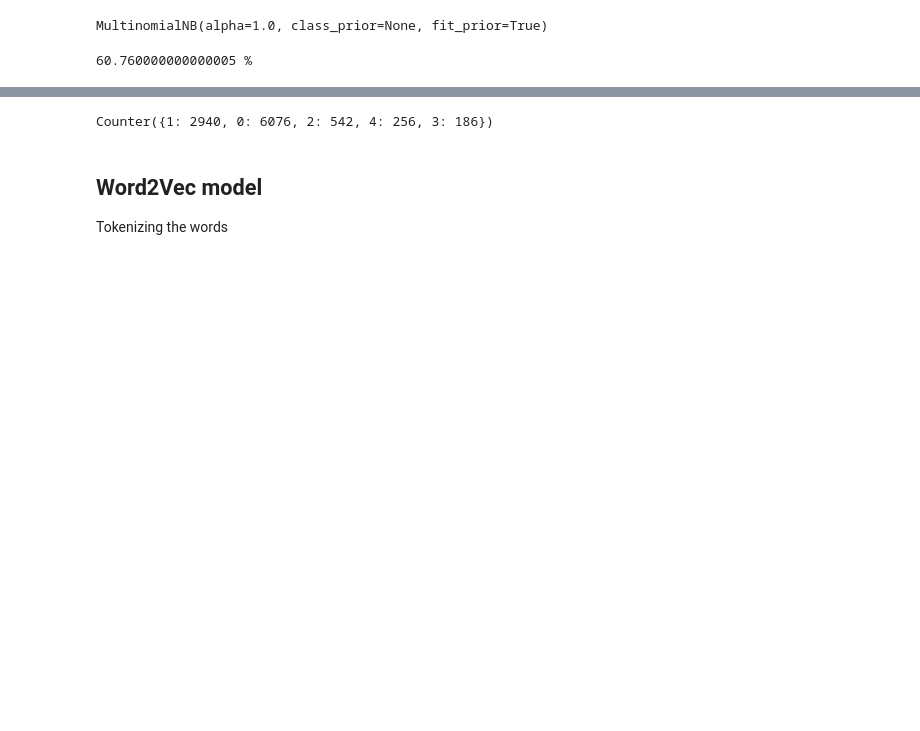
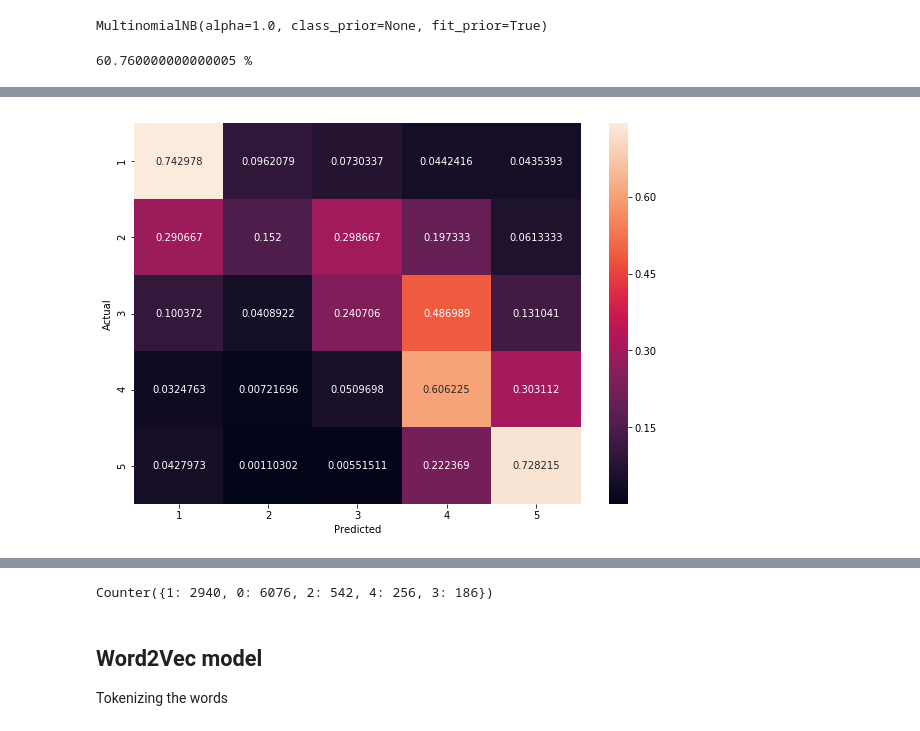
Before and after one commit to Giacky/NLPProject, a Jupyter notebook: Main.ipynb, the cells around one changed output, grey strips where cells are left out. Cells and saved outputs as stored; diff of their text form; code cells hidden in the pictures; blank space fills up the shorter version.

```diff
--- a/Main.ipynb
+++ b/Main.ipynb
@@ -138,3 +131,17 @@ testStars = df_test['stars'].values
+# %%
+def show_confusion_matrix_proportions(cm):
+    confusion_matrix_proportions = []
+    for n in range(cm.shape[0]):
+        confusion_matrix_proportions.append(cm[n,:]/df_test.groupby('stars').count().at[n+1, 'text'])
+
+    confusion_matrix_proportions = num.array(confusion_matrix_proportions)
+
+    df_cm = pd.DataFrame(confusion_matrix_proportions, index = [i for i in "12345"],
+                      columns = [i for i in "12345"])
+    plt.figure(figsize = (10,7))
+    sns.heatmap(df_cm, annot=True, fmt='g')
+    plt.ylabel('Actual')
+    plt.xlabel('Predicted')
 # %% [markdown]
 ## BOW model with Naïve Bayes Classifier
 # %%
@@ -186,0 +171,4 @@ plt.show()
+# %%
+show_confusion_matrix_proportions(conf_matrix)
+# %% [output]
+[figure, added]
```
Also changed, not shown: parts of 25 cells of this notebook, 1 other file.
